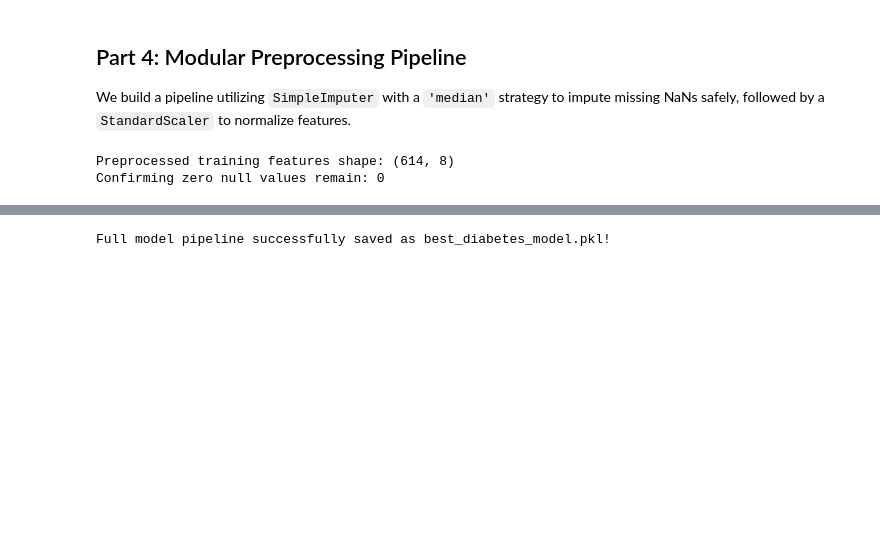
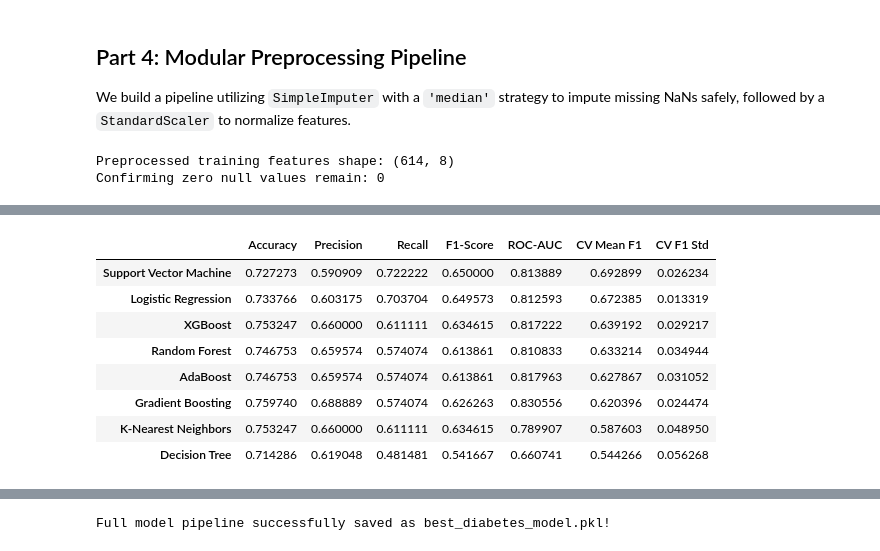
Before and after one commit to binodshahnepal/DataAnalysis, a Jupyter notebook: diabetes.ipynb, the cells around one changed output, grey strips where cells are left out. Saved outputs shown, nothing was run; the diff lists cells and outputs as text; code cells hidden in the pictures; blank space fills up the shorter version.

```diff
--- a/diabetes.ipynb
+++ b/diabetes.ipynb
@@ -451,0 +387,72 @@ We tune the parameters of our XGBoost model using `RandomizedSearchCV`, scoring
+# %%
+from sklearn.linear_model import LogisticRegression
+from sklearn.neighbors import KNeighborsClassifier
+from sklearn.svm import SVC
+from sklearn.tree import DecisionTreeClassifier
+from sklearn.ensemble import RandomForestClassifier, AdaBoostClassifier, GradientBoostingClassifier
+from xgboost import XGBClassifier
+from sklearn.model_selection import StratifiedKFold, cross_validate
+from sklearn.metrics import accuracy_score, precision_score, recall_score, f1_score, roc_auc_score
+
+# Compute scale weight for XGBoost
+scale_pos_weight = (len(y_train) - sum(y_train)) / sum(y_train)
+
+# Define 8 diverse models
+models = {
+    "Logistic Regression": LogisticRegression(class_weight='balanced', random_state=42, max_iter=1000),
+    "K-Nearest Neighbors": KNeighborsClassifier(),
+    "Support Vector Machine": SVC(probability=True, class_weight='balanced', random_state=42),
+    "Decision Tree": DecisionTreeClassifier(class_weight='balanced', random_state=42),
+    "Random Forest": RandomForestClassifier(class_weight='balanced', random_state=42, n_jobs=-1),
+    "AdaBoost": AdaBoostClassifier(random_state=42),
+    "Gradient Boosting": GradientBoostingClassifier(random_state=42),
+    "XGBoost": XGBClassifier(scale_pos_weight=scale_pos_weight, random_state=42, n_jobs=-1)
+}
+
+results_dict = {}
+cv = StratifiedKFold(n_splits=5, shuffle=True, random_state=42)
+
+for name, model in models.items():
+    # Fit on training set
+    model.fit(X_train_processed, y_train)
+
+    # Predict on test set
+    y_pred = model.predict(X_test_processed)
+    y_pred_prob = model.predict_proba(X_test_processed)[:, 1]
+
+    # Calculate test metrics
+    acc = accuracy_score(y_test, y_pred)
+    prec = precision_score(y_test, y_pred)
+    rec = recall_score(y_test, y_pred)
+    f1 = f1_score(y_test, y_pred)
+    auc = roc_auc_score(y_test, y_pred_prob)
+
+    # 5-Fold Cross Validation (evaluating F1-score to check stability)
+    cv_results = cross_validate(model, X_train_processed, y_train, cv=cv, scoring='f1', n_jobs=-1)
+    cv_mean_f1 = cv_results['test_score'].mean()
+    cv_std_f1 = cv_results['test_score'].std()
+
+    # Store in dictionary
+    results_dict[name] = {
+        "Accuracy": acc,
+        "Precision": prec,
+        "Recall": rec,
+        "F1-Score": f1,
+        "ROC-AUC": auc,
+        "CV Mean F1": cv_mean_f1,
+        "CV F1 Std": cv_std_f1
+    }
+
+# Convert to DataFrame and sort by CV F1 score
+results_df = pd.DataFrame(results_dict).T.sort_values(by="CV Mean F1", ascending=False)
+display(results_df)
+# %% [output]
+|  | Accuracy | Precision | Recall | F1-Score | ROC-AUC | CV Mean F1 | CV F1 Std |
+| Support Vector Machine | 0.727273 | 0.590909 | 0.722222 | 0.650000 | 0.813889 | 0.692899 | 0.026234 |
+| Logistic Regression | 0.733766 | 0.603175 | 0.703704 | 0.649573 | 0.812593 | 0.672385 | 0.013319 |
+| XGBoost | 0.753247 | 0.660000 | 0.611111 | 0.634615 | 0.817222 | 0.639192 | 0.029217 |
+| Random Forest | 0.746753 | 0.659574 | 0.574074 | 0.613861 | 0.810833 | 0.633214 | 0.034944 |
+| AdaBoost | 0.746753 | 0.659574 | 0.574074 | 0.613861 | 0.817963 | 0.627867 | 0.031052 |
+| Gradient Boosting | 0.759740 | 0.688889 | 0.574074 | 0.626263 | 0.830556 | 0.620396 | 0.024474 |
+| K-Nearest Neighbors | 0.753247 | 0.660000 | 0.611111 | 0.634615 | 0.789907 | 0.587603 | 0.048950 |
+| Decision Tree | 0.714286 | 0.619048 | 0.481481 | 0.541667 | 0.660741 | 0.544266 | 0.056268 |
```
Also changed, not shown: parts of 12 cells of this notebook.
